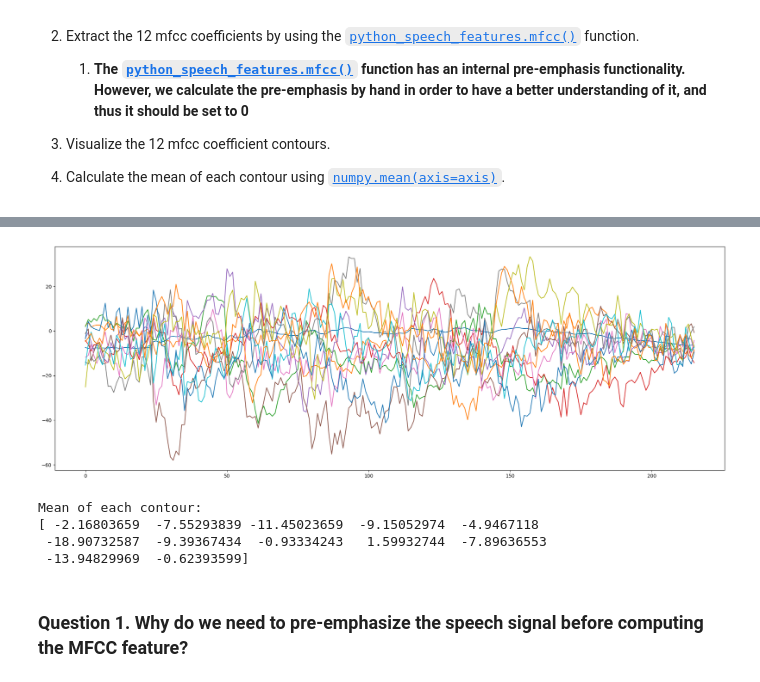
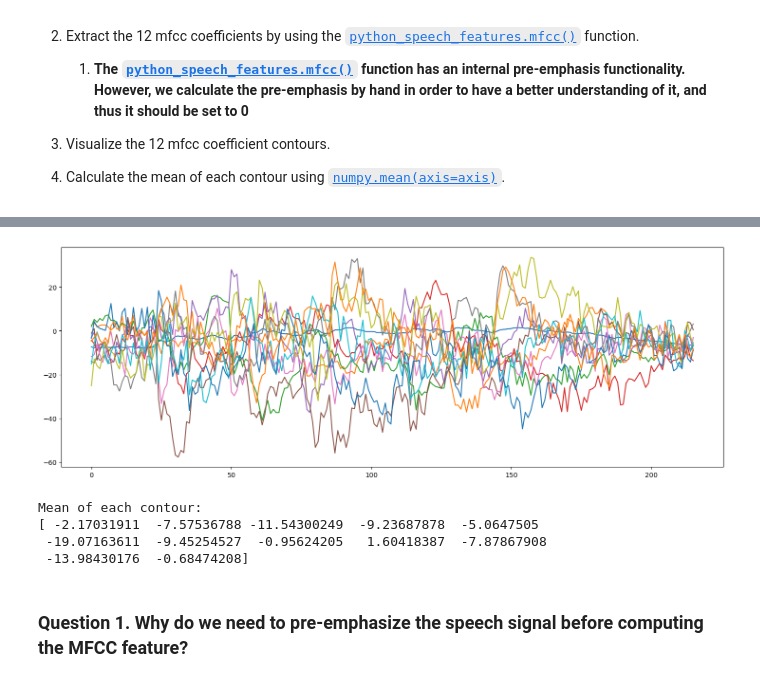
Before and after one commit to mahya-ehs/Affective-Computing-Python-Assignments, a Jupyter notebook: Exercise2 - Speech Recognition for Emotion/exercise2.ipynb, the cells around one changed output, grey strips where cells are left out. Cells and saved outputs as stored; diff of their text form; code cells hidden in the pictures.

```diff
--- a/Exercise2 - Speech Recognition for Emotion/exercise2.ipynb
+++ b/Exercise2 - Speech Recognition for Emotion/exercise2.ipynb
@@ -46,27 +46,28 @@ from scipy import signal
 import matplotlib.pyplot as plt
 
 # 1. Load the 'speech_sample'
-exercise_data = #TODO
+exercise_data = sio.loadmat('F://oulu ylio//affective computing//Exercise2//Exercise2//lab2_data.mat')
 speech_sample = exercise_data['speech_sample'].reshape(-1)
 
 
 # 2. Declare the source sampling frequency, and the target sampling frequency.
 #    2.1 Source sampling frequency
-fs_source =  #TODO
+fs_source = 48000
 
 #    2.2 Target sampling frequency
 # Target frequency
-fs_down = #TODO
+fs_down = 11025
 
 # 3. Downsample the speech sample
-speech_resampled = signal.resample(...,...) # TODO
-
+speech_resampled = signal.resample(speech_sample, int(len(speech_sample) * (fs_down/fs_source)))
 
 # 4. Visualize the downsampled speech signal in the time domain.
 #    4.1 Create the corresponding time vector, whose length is the same as the length of the given signal.
 #        Use either np.linspace() or np.arange()
-#TODO
+time_vector = np.arange(len(speech_resampled)) / fs_down
 
 #    4.2 Plot your result
-#TODO
+plt.figure(figsize=(18, 6))
+plt.plot(time_vector, speech_resampled, linewidth=1)
+plt.show()
 # %% [output]
@@ -94,37 +110,42 @@ plt.plot(abs(fft(speech_resampled))[:int(len(speech_resampled)/2)])
 # %%
 from scipy.signal import lfilter
 from python_speech_features import mfcc
 # 1. Pre-emphasize the resampled signal.
 #    1.1 Define the polynomials of the fitler
 #        filter coefficients b, which is the numerator
 #        filter coefficients a, which is the denominator
-a = # TODO
-b = # TODO
+a = [1]
+b = [1, -0.98]
 
 #    1.2 Apply the filter on the signal
-pre_emphasized_sample = lfilter(...,..., ...) # TODO
+pre_emphasized_sample = lfilter(b, a, speech_resampled)
 
 # 2. Extract the mfcc coefficients by using the mfcc() function
      # remeber to set the pre-emphasize argument to 0 since the signal has been pre-emphasized already.
 frame_len = int(2 ** np.floor(np.log2(0.03 * fs_down)))
 mfcc_contour = mfcc(pre_emphasized_sample,
                    fs_down,
                    winlen = frame_len / fs_down,
                    winstep = frame_len / (2 * fs_down),
                    numcep = 12,
                    preemph = 0)
 
 # 3. Plot the 12 mfcc contours
-# TODO
+plt.figure(figsize=(18, 6))
+for i in range(12):
+    plt.plot(mfcc_contour[:, i])
+
+plt.show()
 
 # 4. Calculate the mean for each contour.
-# TODO
+mfcc_means = np.mean(mfcc_contour, axis=0)
+print(f"Mean of each contour:\n{mfcc_means}")
 # %% [output]
-[figure, old version]
+[figure, new version]
 Mean of each contour:
-[ -2.16803659  -7.55293839 -11.45023659  -9.15052974  -4.9467118
- -18.90732587  -9.39367434  -0.93334243   1.59932744  -7.89636553
- -13.94829969  -0.62393599]
+[ -2.17031911  -7.57536788 -11.54300249  -9.23687878  -5.0647505
+ -19.07163611  -9.45254527  -0.95624205   1.60418387  -7.87867908
+ -13.98430176  -0.68474208]
 # %% [markdown]
 ### Question 1. Why do we need to pre-emphasize the speech signal before computing the MFCC feature?
 # %% [markdown]
```
Also changed, not shown: parts of 16 cells of this notebook.
